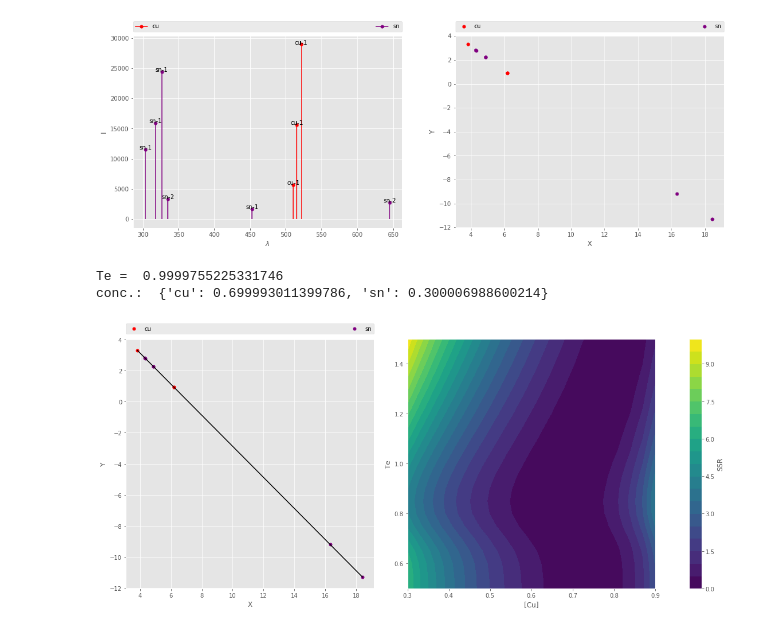
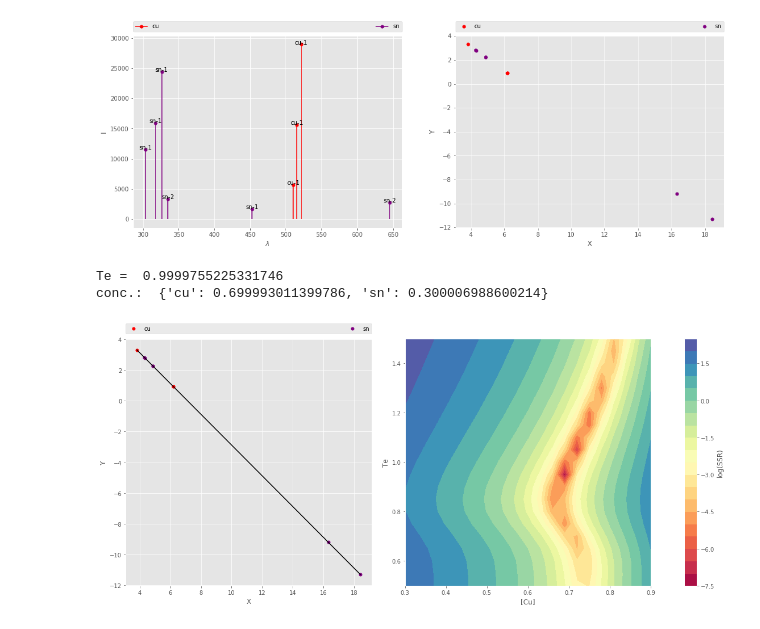
Before and after one commit to msssivadas10/pylibs, a Jupyter notebook: w1.ipynb, the cells around one changed output. Cells and saved outputs as stored; diff of their text form; code cells hidden in the pictures.

```diff
--- a/w1.ipynb
+++ b/w1.ipynb
@@ -410,12 +410,11 @@ def test1(lines: list, intens: list, ne: float, x0: list):
     ssr = SSRplane(lines, intens, 1.0e+17, T, ['cu', 'sn'], C)
 
     fig, (ax2, ax, cax) = plt.subplots(1, 3, figsize = [18, 8], gridspec_kw = {'width_ratios': [1, 1, 0.05]})
-
-    clr = ax.contourf(C, T, ssr, levels = 21)
+    clr = ax.contourf(C, T, np.log(ssr), levels = 21, cmap = 'Spectral')
     ax.set(xlabel = '[Cu]', ylabel = 'Te')
 
     plt.colorbar(clr, cax)
-    cax.set_ylabel('SSR')
+    cax.set_ylabel('log(SSR)')
 
     popt     = optimiseTC(lines, intens, ne, x0[0], x0[1])
     Te, comp = popt
@@ -426,31 +425,31 @@ def test1(lines: list, intens: list, ne: float, x0: list):
     x, y = boltzCoords(lines, intens, 2, ne, Te, comp)
 
     _elems = []
     for xk, yk, line_ in zip(x, y, lines):
         X = line_.elem.split('-')[0]
         if X not in _elems:
             _elems.append(X)
         ax2.plot(xk, yk, 'o', ms = 5, color = COLOURS[X])
 
     i = np.argsort(x)
     _x = np.array(x)[i]
     _y = np.array(y)[i]
     ax2.plot(_x, _y, '-', color = 'black')
 
     # make legends
     for X in _elems:
         ax2.plot([], [], 'o', ms = 5, color = COLOURS[X], label = X)
     ax2.legend(
                 bbox_to_anchor = (0.0, 1.02, 1.0, 0.102),
                 loc = 'lower left', ncol = len(X),
                 mode = 'expand', borderaxespad = 0,
             )
     ax2.set(xlabel = 'X', ylabel = 'Y')
 
     plt.plot()
 
 test1(LINES, I, 1.0e+17, [0.5, {'cu': 50, 'sn': 50}])
 # %% [output]
 Te =  0.9999755225331746
 conc.:  {'cu': 0.699993011399786, 'sn': 0.300006988600214}
-[figure, old version]
+[figure, new version]
```
Also changed, not shown: 1 other file.
